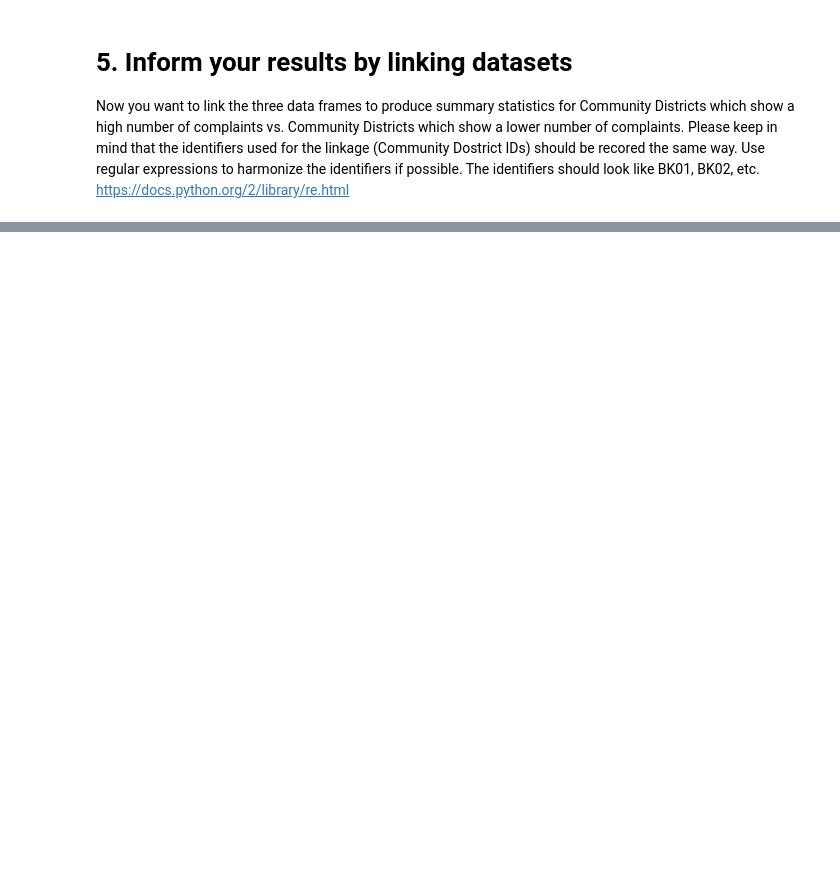
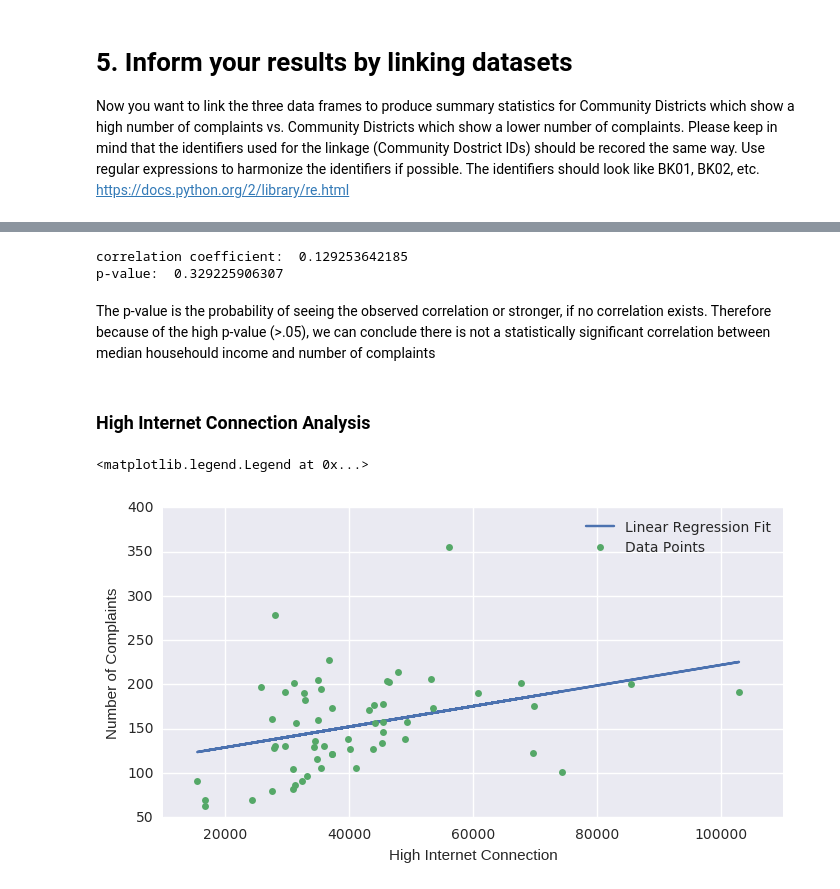
Before and after one commit to dfay88-zz/PUI2016_df1383, a Jupyter notebook: HW8_df1383/HW8_1_df1383.ipynb, the cells around one changed output, grey strips where cells are left out. Drawn from its saved outputs; the diff is of its cells as text; code cells hidden in the pictures; blank space fills up the shorter version.

```diff
--- a/HW8_df1383/HW8_1_df1383.ipynb
+++ b/HW8_df1383/HW8_1_df1383.ipynb
@@ -99,0 +503,21 @@ https://docs.python.org/2/library/re.html
+# %%
+
+for index, row in community_internet.iterrows():
+    if row['cd_id'] == 'BX03':
+        temp = pd.DataFrame([row])
+    elif row['cd_id'] == 'BX01':
+        temp = temp.append([row])
+    elif row['cd_id'] == 'MN01':
+        temp = temp.append([row])
+    elif row['cd_id'] == 'MN04':
+        temp = temp.append([row])
+new_rows = temp
+new_rows['low_internet_conection'] = (temp['low_internet_conection'].values)/2
+new_rows['high_internet_connection'] = (temp['high_internet_connection'].values)/2
+new_rows['no_connection'] = (temp['no_connection'].values)/2
+
+new_rows.replace('BX03', 'BX06', inplace=True)
+new_rows.replace('BX01', 'BX02', inplace=True)
+new_rows.replace('MN01', 'MN02', inplace=True)
+new_rows.replace('MN04', 'MN05', inplace=True)
+community_internet = community_internet.append(new_rows, ignore_index=True)
@@ -103,0 +609,27 @@ https://docs.python.org/2/library/re.html
+# %%
+import math
+import scipy.stats as st
+corr_income, p_income = st.pearsonr(complaint_demo_internet.median_house_income, complaint_demo_internet.num_complaints)
+print ('correlation coefficient: ', corr_income)
+print ('p-value: ', p_income)
+# %% [output]
+correlation coefficient:  0.129253642185
+p-value:  0.329225906307
+# %% [markdown]
+The p-value is the probability of seeing the observed correlation or stronger, if no correlation exists. Therefore because of the high p-value (>.05), we can conclude there is not a statistically significant correlation between median househould income and number of complaints
+# %% [markdown]
+### High Internet Connection Analysis
+# %%
+lm_high_int = smf.ols(formula=' num_complaints ~ high_internet_connection', data=complaint_demo_internet).fit()
+pred_high_int = lm_high_int.predict()
+
+plt.figure(figsize=(8,4))
+plt.plot(complaint_demo_internet.high_internet_connection, pred_high_int, label='Linear Regression Fit')
+plt.plot(complaint_demo_internet.high_internet_connection, complaint_demo_internet.num_complaints,
+                  'o', markersize=5, label='Data Points')
+plt.xlabel('High Internet Connection')
+plt.ylabel('Number of Complaints')
+plt.legend()
+# %% [output]
+<matplotlib.legend.Legend at 0x...>
+[figure, added]
```
Also changed, not shown: parts of 60 cells of this notebook, 1 other file.
